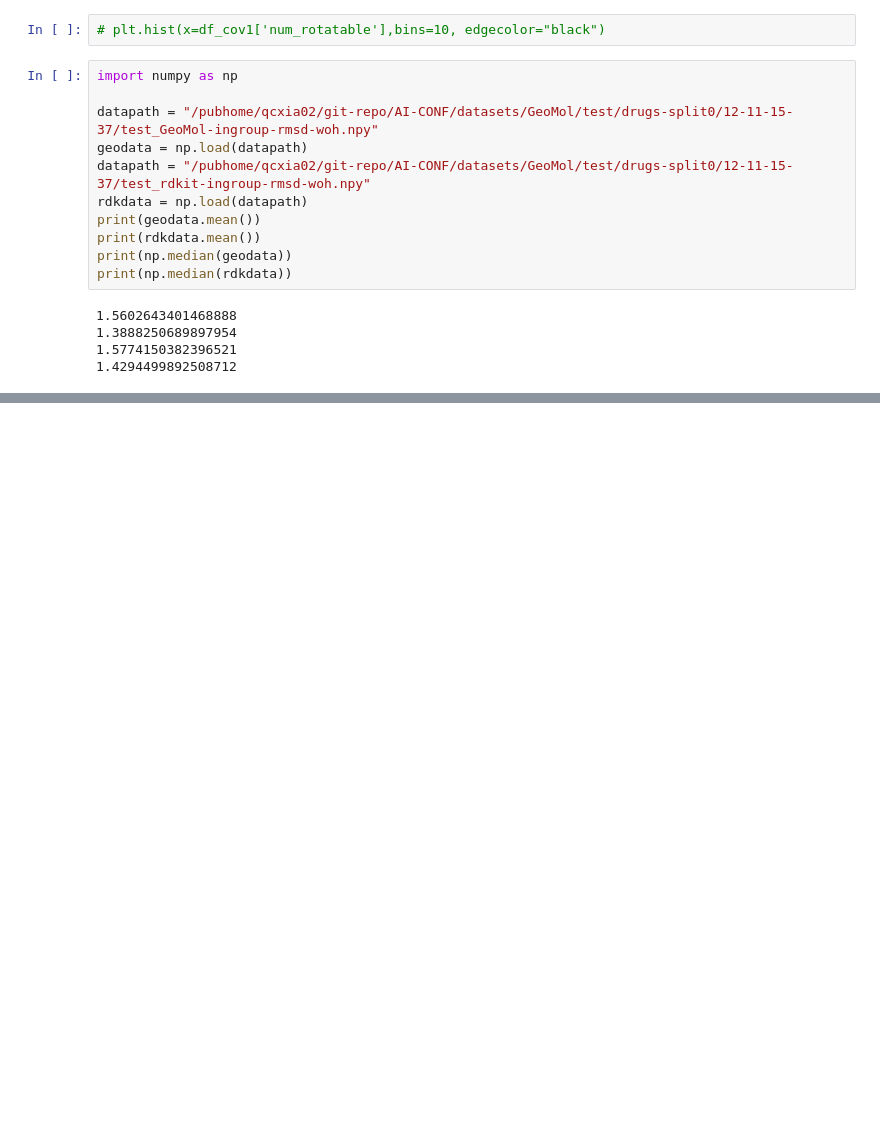
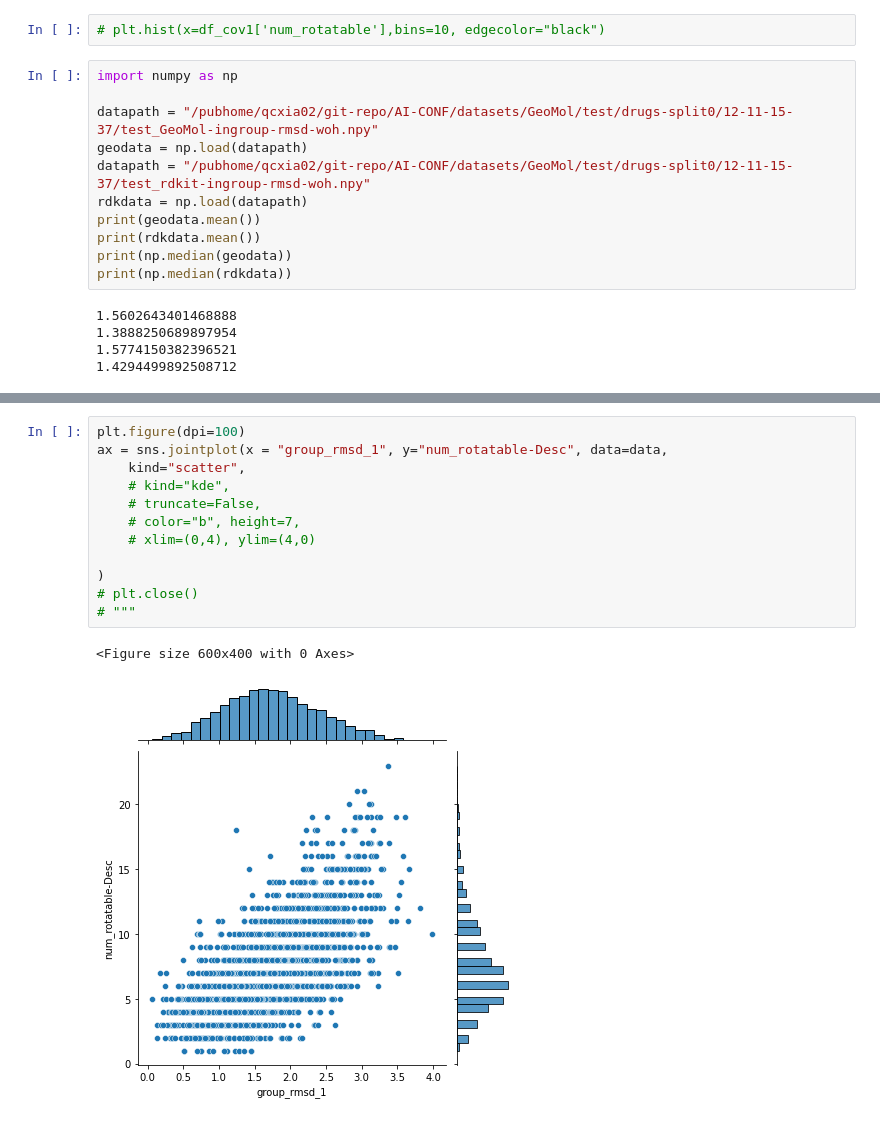
Before and after one commit to PattanaikL/GeoMol, a Jupyter notebook: visualize_confs.ipynb, the cells around one changed output, grey strips where cells are left out. Drawn from its saved outputs; the diff is of its cells as text; blank space fills up the shorter version.

```diff
--- a/visualize_confs.ipynb
+++ b/visualize_confs.ipynb
@@ -291,0 +433,15 @@ print(np.median(rdkdata))
+# %%
+plt.figure(dpi=100)
+ax = sns.jointplot(x = "group_rmsd_1", y="num_rotatable-Desc", data=data,
+    kind="scatter",
+    # kind="kde",
+    # truncate=False,
+    # color="b", height=7,
+    # xlim=(0,4), ylim=(4,0)
+
+)
+# plt.close()
+# """
+# %% [output]
+<Figure size 600x400 with 0 Axes>
+[figure, added]
```
Also changed, not shown: parts of 6 cells of this notebook, 12 other files.
